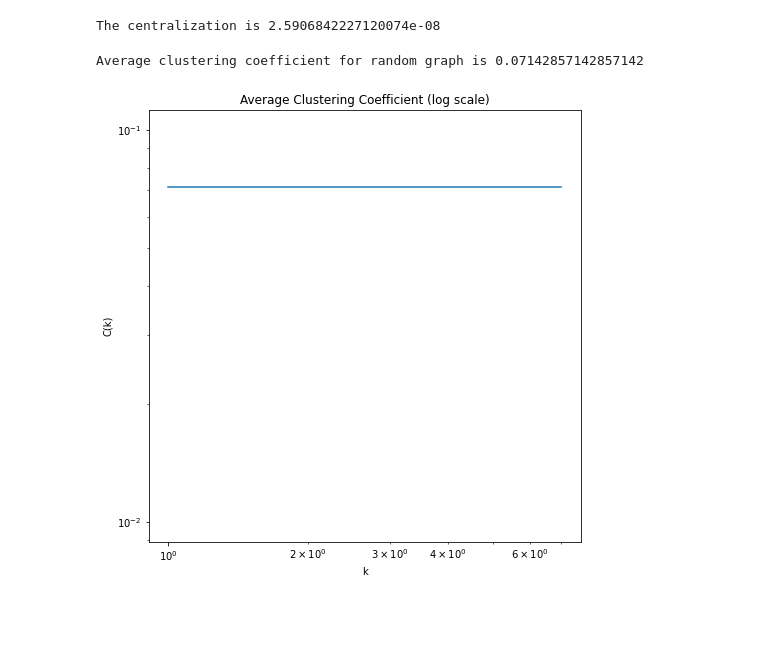
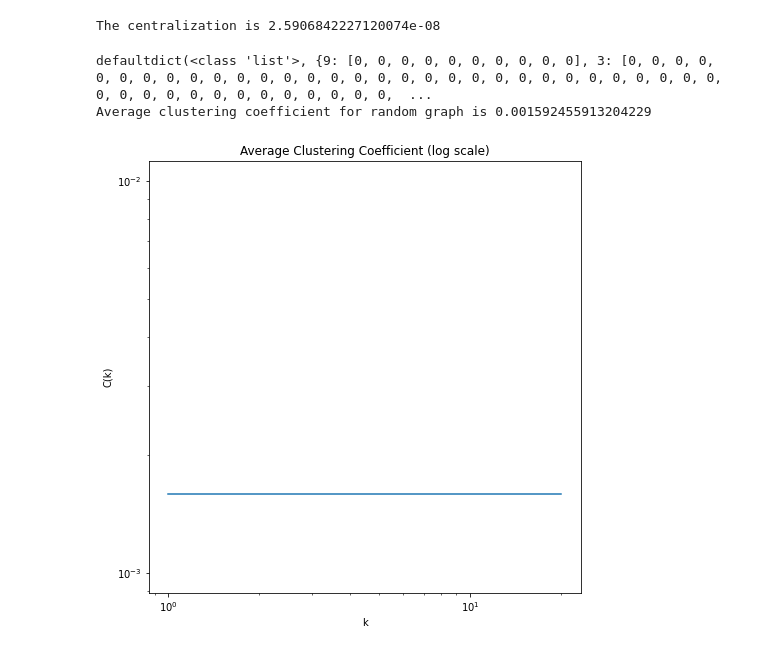
Before and after one commit to omeryefet/Complex_Networks, a Jupyter notebook: Project2022.ipynb, the cells around one changed output. Drawn from its saved outputs; the diff is of its cells as text; code cells hidden in the pictures; blank space fills up the shorter version.

```diff
--- a/Project2022.ipynb
+++ b/Project2022.ipynb
@@ -438,32 +438,34 @@ The centralization is 2.5906842227120074e-08
 # %%
 def plot_clustering_coefficient(num):
     G = nx.from_pandas_edgelist(df_list[num],source='Investor_Name',target='Company_Name', edge_attr=['Company_Market','Raised_Amount_USD'], create_using=nx.DiGraph())
     clustering_dict = defaultdict(list)
     for node in G.nodes():
         k = G.degree(node)
         clustering_dict[k].append(nx.clustering(G,node))
     k_list = sorted(clustering_dict.keys())
     clustering_list = []
     for k in k_list:
         clustering_list.append(np.mean(clustering_dict[k]))
     fig = plt.figure(figsize=(6,6))
     axes = fig.add_axes([1,1,1,1])
+    print(clustering_dict)
     axes.loglog(k_list,clustering_list,'b.', markersize=15, alpha=0.5)
     axes.set_xlabel('k')
     axes.set_ylabel('C(k)')
     axes.set_title('Average Clustering Coefficient (log scale)')
     # fig.savefig(f'plots/clustering_coefficient_{num}.png', bbox_inches='tight')
     N = G.number_of_nodes()
     L = G.number_of_edges()
     p = (2*L)/(N*(N-1))
     print('Average clustering coefficient for random graph is {}'.format(p))
     axes.plot(k_list,[p]*len(k_list))
     plt.show()
 
-plot_clustering_coefficient(0)
+plot_clustering_coefficient(2)
 # %% [output]
-Average clustering coefficient for random graph is 0.07142857142857142
+defaultdict(<class 'list'>, {9: [0, 0, 0, 0, 0, 0, 0, 0, 0, 0], 3: [0, 0, 0, 0, 0, 0, 0, 0, 0, 0, 0, 0, 0, 0, 0, 0, 0, 0, 0, 0, 0, 0, 0, 0, 0, 0, 0, 0, 0, 0, 0, 0, 0, 0, 0, 0, 0, 0, 0, 0, 0, 0, 0, 0,  ...
+Average clustering coefficient for random graph is 0.001592455913204229
-[figure, old version]
+[figure, new version]
 # %%
 def fit_func(x,a,mu):
     return (a*x)**mu
```
Also changed, not shown: parts of 10 cells of this notebook.
